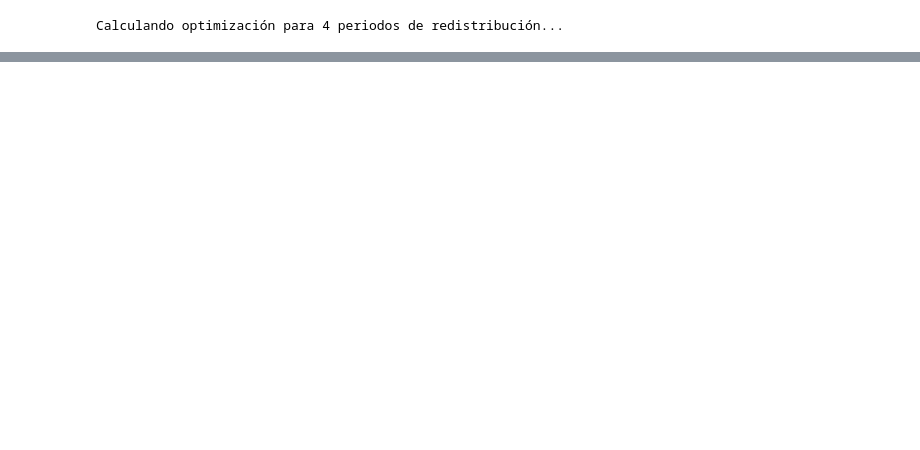
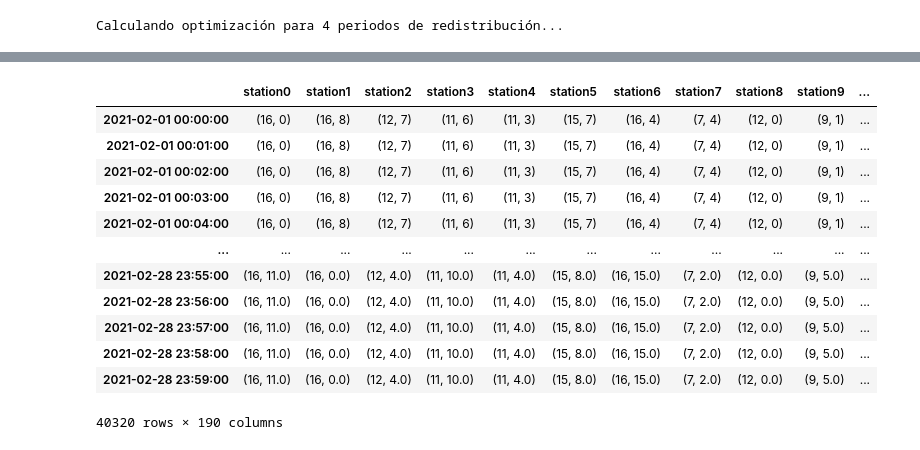
Before and after one commit to maariogutierrez/mobility-optimization, a Jupyter notebook: simulation.ipynb, the cells around one changed output, grey strips where cells are left out. Drawn from its saved outputs; the diff is of its cells as text; code cells hidden in the pictures; blank space fills up the shorter version.

```diff
--- a/simulation.ipynb
+++ b/simulation.ipynb
@@ -5,7 +5,7 @@ import pandas as pd
 
 estaciones = pd.read_csv('centroides2.csv')
 viajes = pd.read_csv('potenciales_viajes_cubiertos.csv')
-tamaño_estaciones = pd.read_csv('tamaño_cluster.csv')
+tamaño_estaciones = pd.read_csv('tamaño_cluster (1).csv')
 
 viajes['tsO'] = pd.to_datetime(viajes['tsO'])
 viajes['tsD'] = pd.to_datetime(viajes['tsD'])
@@ -109,12 +71,7 @@ def calcular_optimos_por_periodos(viajes_mes, estaciones_df, fechas_redistribuci
 
         for _, row in estaciones_df.iterrows():
             st_id = int(row['Station'])
-            capacidad = row['Tamaño']
             col_name = f'station{st_id}'
-
-            if st_id not in grupos_estacion.groups:
-                optimum_states[col_name] = (capacidad, int(capacidad / 2))
-                continue
 
             df_st = grupos_estacion.get_group(st_id).sort_values('time')
 
@@ -133,12 +90,12 @@ def calcular_optimos_por_periodos(viajes_mes, estaciones_df, fechas_redistribuci
             final_start = needed_start
 
             # El conflicto es MUCHO más probable en periodos largos
-            if peak_occupancy > capacidad:
+            if peak_occupancy > 16:
                 mid_flow = (max_reach + min_reach) / 2
-                final_start = (capacidad / 2) - mid_flow
+                final_start = (16 / 2) - mid_flow
 
-            final_start = max(0, min(capacidad, np.round(final_start)))
-            optimum_states[col_name] = (capacidad, final_start)
+            final_start = max(0, min(16, np.round(final_start)))
+            optimum_states[col_name] = (peak_occupancy if peak_occupancy <= 16 else 16, final_start)
 
         optimos_por_periodo[fecha_inicio] = optimum_states
 
@@ -174,0 +325,16 @@ optimos_semanales
+# %%
+simulations_df
+# %% [output]
+|  | station0 | station1 | station2 | station3 | station4 | station5 | station6 | station7 | station8 | station9 | ... |
+| 2021-02-01 00:00:00 | (16, 0) | (16, 8) | (12, 7) | (11, 6) | (11, 3) | (15, 7) | (16, 4) | (7, 4) | (12, 0) | (9, 1) | ... |
+| 2021-02-01 00:01:00 | (16, 0) | (16, 8) | (12, 7) | (11, 6) | (11, 3) | (15, 7) | (16, 4) | (7, 4) | (12, 0) | (9, 1) | ... |
+| 2021-02-01 00:02:00 | (16, 0) | (16, 8) | (12, 7) | (11, 6) | (11, 3) | (15, 7) | (16, 4) | (7, 4) | (12, 0) | (9, 1) | ... |
+| 2021-02-01 00:03:00 | (16, 0) | (16, 8) | (12, 7) | (11, 6) | (11, 3) | (15, 7) | (16, 4) | (7, 4) | (12, 0) | (9, 1) | ... |
+| 2021-02-01 00:04:00 | (16, 0) | (16, 8) | (12, 7) | (11, 6) | (11, 3) | (15, 7) | (16, 4) | (7, 4) | (12, 0) | (9, 1) | ... |
+| ... | ... | ... | ... | ... | ... | ... | ... | ... | ... | ... | ... |
+| 2021-02-28 23:55:00 | (16, 11.0) | (16, 0.0) | (12, 4.0) | (11, 10.0) | (11, 4.0) | (15, 8.0) | (16, 15.0) | (7, 2.0) | (12, 0.0) | (9, 5.0) | ... |
+| 2021-02-28 23:56:00 | (16, 11.0) | (16, 0.0) | (12, 4.0) | (11, 10.0) | (11, 4.0) | (15, 8.0) | (16, 15.0) | (7, 2.0) | (12, 0.0) | (9, 5.0) | ... |
+| 2021-02-28 23:57:00 | (16, 11.0) | (16, 0.0) | (12, 4.0) | (11, 10.0) | (11, 4.0) | (15, 8.0) | (16, 15.0) | (7, 2.0) | (12, 0.0) | (9, 5.0) | ... |
+| 2021-02-28 23:58:00 | (16, 11.0) | (16, 0.0) | (12, 4.0) | (11, 10.0) | (11, 4.0) | (15, 8.0) | (16, 15.0) | (7, 2.0) | (12, 0.0) | (9, 5.0) | ... |
+| 2021-02-28 23:59:00 | (16, 11.0) | (16, 0.0) | (12, 4.0) | (11, 10.0) | (11, 4.0) | (15, 8.0) | (16, 15.0) | (7, 2.0) | (12, 0.0) | (9, 5.0) | ... |
+40320 rows × 190 columns
```
Also changed, not shown: parts of 8 cells of this notebook.
